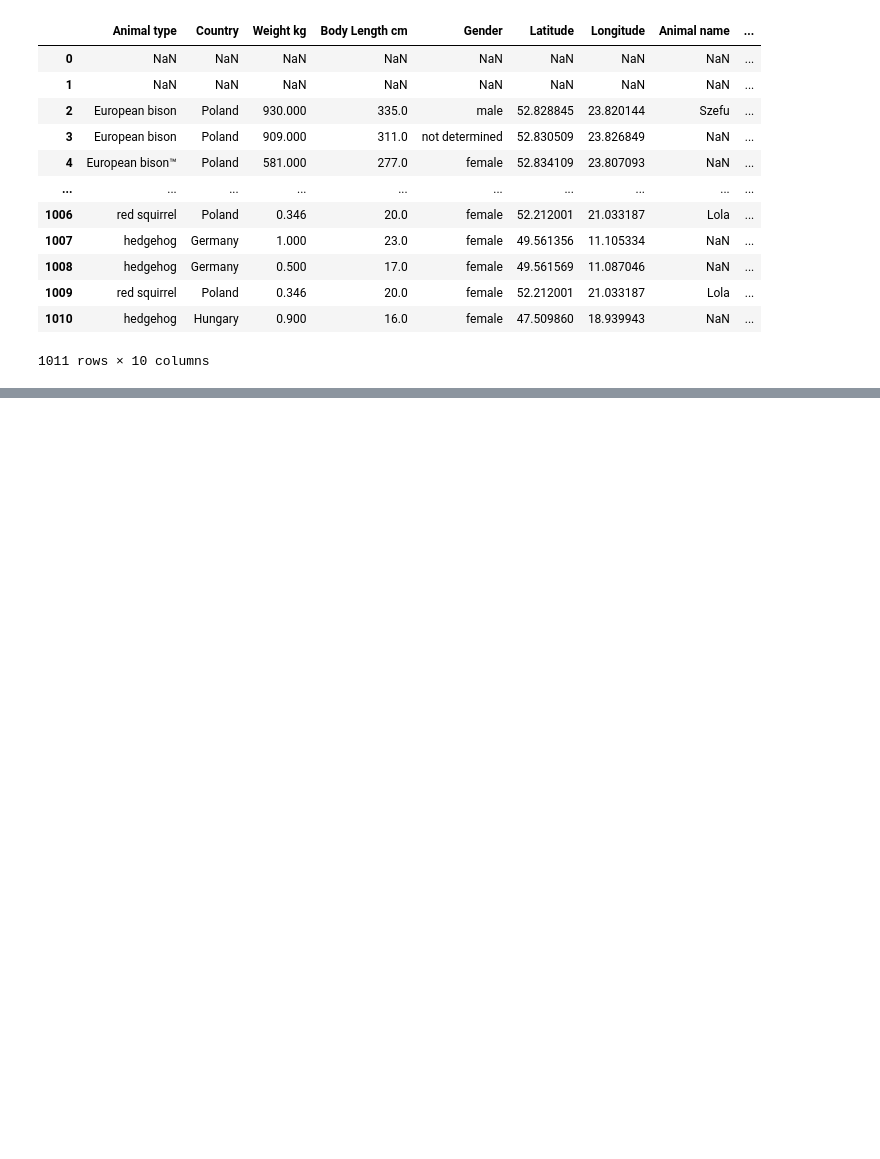
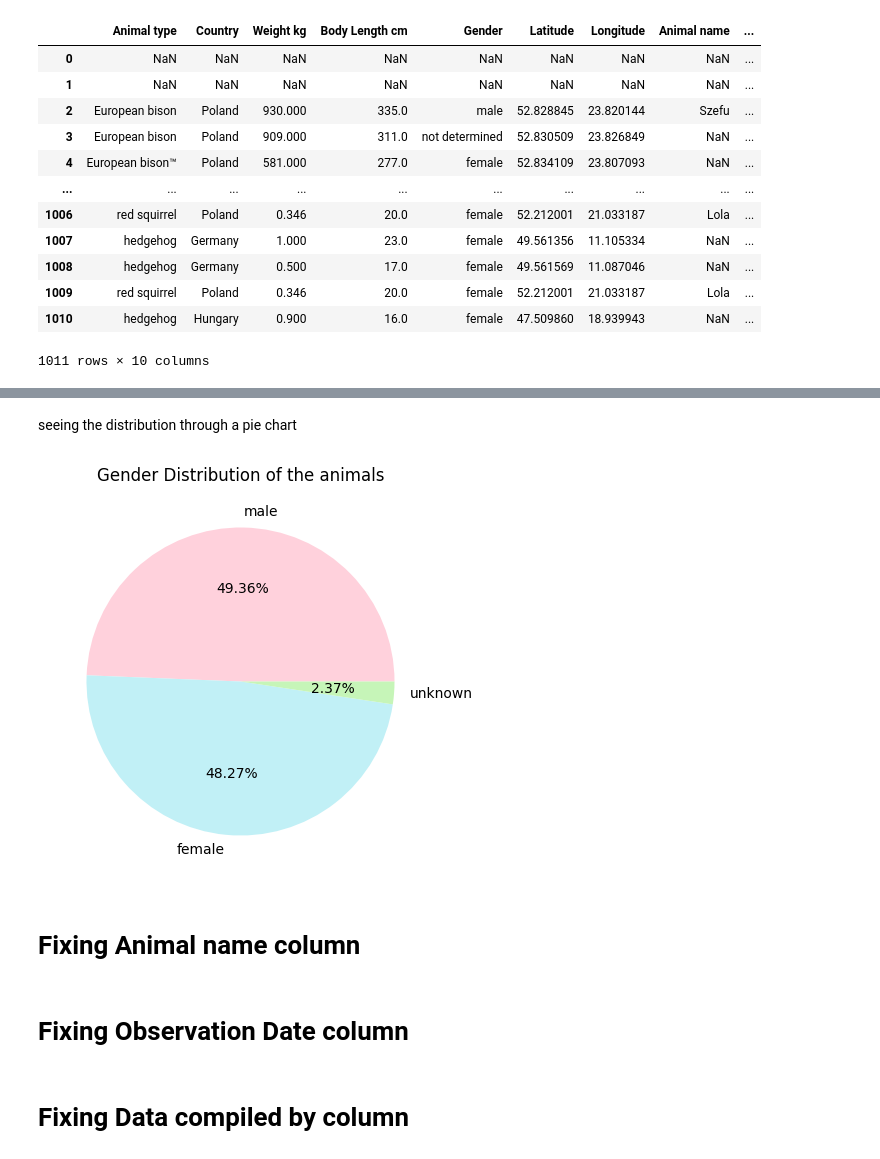
Before and after one commit to SamaSamrin/Data-Cleaning-with-Python, a Jupyter notebook: Cleaning_very_dirty_dataset.ipynb, the cells around one changed output, grey strips where cells are left out. Saved outputs shown, nothing was run; the diff lists cells and outputs as text; code cells hidden in the pictures; blank space fills up the shorter version.

```diff
--- a/Cleaning_very_dirty_dataset.ipynb
+++ b/Cleaning_very_dirty_dataset.ipynb
@@ -94,0 +222,4 @@ df
+# %%
+df['Country'] = df['Country'].fillna('unknown')
+
+df['Country'].unique().tolist()
@@ -94,0 +244,7 @@ df
+# %%
+df['Country'] = df['Country'].replace({'PL' : 'Poland',
+                                       'DE' : 'Germany',
+                                       'HU' : 'Hungary',
+                                       'CZ' : 'Czech Republic',
+                                       'Czech' : 'Czech Republic',
+                                       'CC' : 'Cocos Island'})
@@ -94,0 +288,2 @@ df
+# %%
+df['Gender'] = df['Gender'].fillna('unknown')
@@ -94,0 +294,2 @@ df
+# %%
+df['Gender'] = df['Gender'].replace({'not determined' : 'unknown'})
@@ -94,0 +316,25 @@ df
+# %% [markdown]
+seeing the distribution through a pie chart
+# %%
+pastel_colors = ['#ffd1dc', '#c1f0f6', '#c6f5b8', '#fff5ba', '#f0d8ff']
+vibrant_colors = ['#ff6f61', '#6b5b95', '#88b04b', '#f7cac9', '#92a8d1']
+neutral_colors = ['#d9d9d9', '#b3b3b3', '#999999', '#7f7f7f', '#666666']
+
+df['Gender'].value_counts().plot.pie(
+    autopct='%1.2f%%',
+    figsize=(5,5),
+    colors=pastel_colors,
+    title="Gender Distribution of the animals"
+)
+
+
+plt.ylabel('')
+plt.show()
+# %% [output]
+[figure, added]
+# %% [markdown]
+# Fixing Animal name column
+# %% [markdown]
+# Fixing Observation Date column
+# %% [markdown]
+# Fixing Data compiled by column
```
Also changed, not shown: parts of 31 cells of this notebook.
